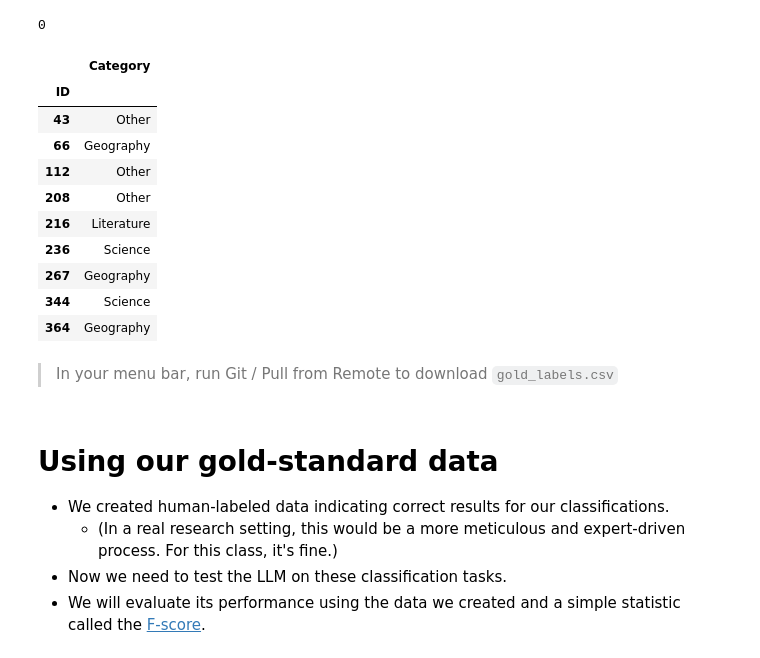
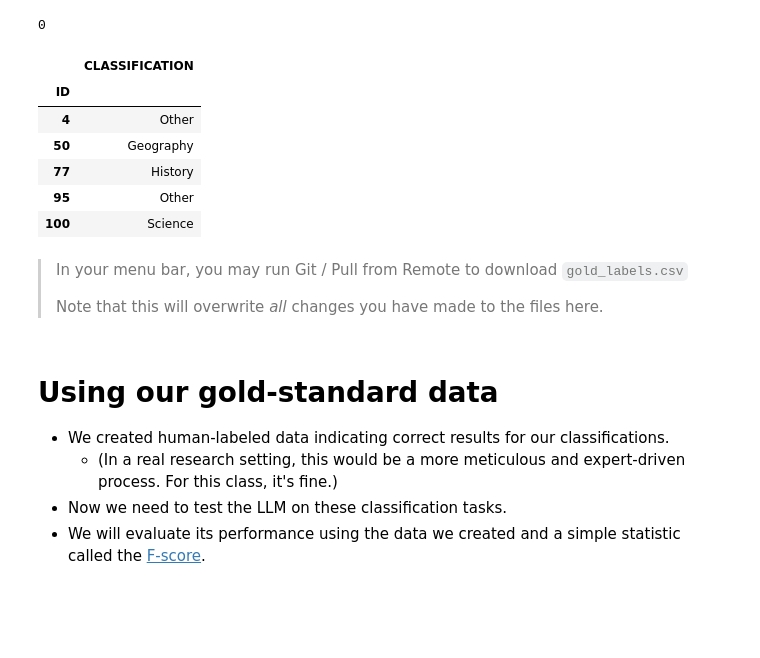
Before and after one commit to erikfredner/tap-2024, a Jupyter notebook: lesson_2.ipynb, the cells around one changed output. Cells and saved outputs as stored; diff of their text form; code cells hidden in the pictures; blank space fills up the shorter version.

Commit message:
fix gold_labels for new data structure

```diff
--- a/lesson_2.ipynb
+++ b/lesson_2.ipynb
@@ -313,6 +315,7 @@ csvs = [f for f in os.listdir(PATH) if f.endswith(".csv")]
 # create a stacked dataframe with the csvs
 df = pd.concat([pd.read_csv(os.path.join(PATH, f)) for f in csvs], ignore_index=True)
 # %%
-df_vals = df.groupby("ID").value_counts().unstack().fillna(0)
-df_vals
+# drop everything except ID and CLASSIFICATION
+df = df[["ID", "CLASSIFICATION"]]
+df.head()
 # %% [output]
@@ -351,6 +360,3 @@ df_vals["Tie?"].sum()
 gold_ids = df_vals[~df_vals["Tie?"]].index.tolist()
 # %%
 gold_df = df_vals[df_vals.index.isin(gold_ids)]
-# drop the tie column
-gold_df.drop("Tie?", axis=1, inplace=True)
-gold_df.reset_index(inplace=True)
@@ -357,26 +366,27 @@ gold_df.reset_index(inplace=True)
 # %%
-gold_melted = gold_df.melt(id_vars=["ID"], var_name="Category", value_name="Value")
+gold_melted = gold_df.reset_index().melt(
+    id_vars=["ID"], var_name="CLASSIFICATION", value_name="Value"
+)
 # %%
 gold_labels = gold_melted.loc[
-    gold_melted.groupby("ID")["Value"].idxmax(), ["ID", "Category"]
+    gold_melted.groupby("ID")["Value"].idxmax(), ["ID", "CLASSIFICATION"]
 ]
 # %%
 gold_labels.set_index("ID", inplace=True)
-gold_labels
+gold_labels.to_csv("gold_labels.csv")
+gold_labels.head()
 # %% [output]
-|  | Category |
+|  | CLASSIFICATION |
 | ID |  |
-| 43 | Other |
-| 66 | Geography |
-| 112 | Other |
-| 208 | Other |
-| 216 | Literature |
-| 236 | Science |
-| 267 | Geography |
-| 344 | Science |
-| 364 | Geography |
+| 4 | Other |
+| 50 | Geography |
+| 77 | History |
+| 95 | Other |
+| 100 | Science |
 # %% [markdown]
-> In your menu bar, run Git / Pull from Remote to download `gold_labels.csv`
+> In your menu bar, you may run Git / Pull from Remote to download `gold_labels.csv`
+>
+> Note that this will overwrite *all* changes you have made to the files here.
 # %% [markdown]
 # Using our gold-standard data
 
```
Also changed, not shown: parts of 4 cells of this notebook, 1 other file.
